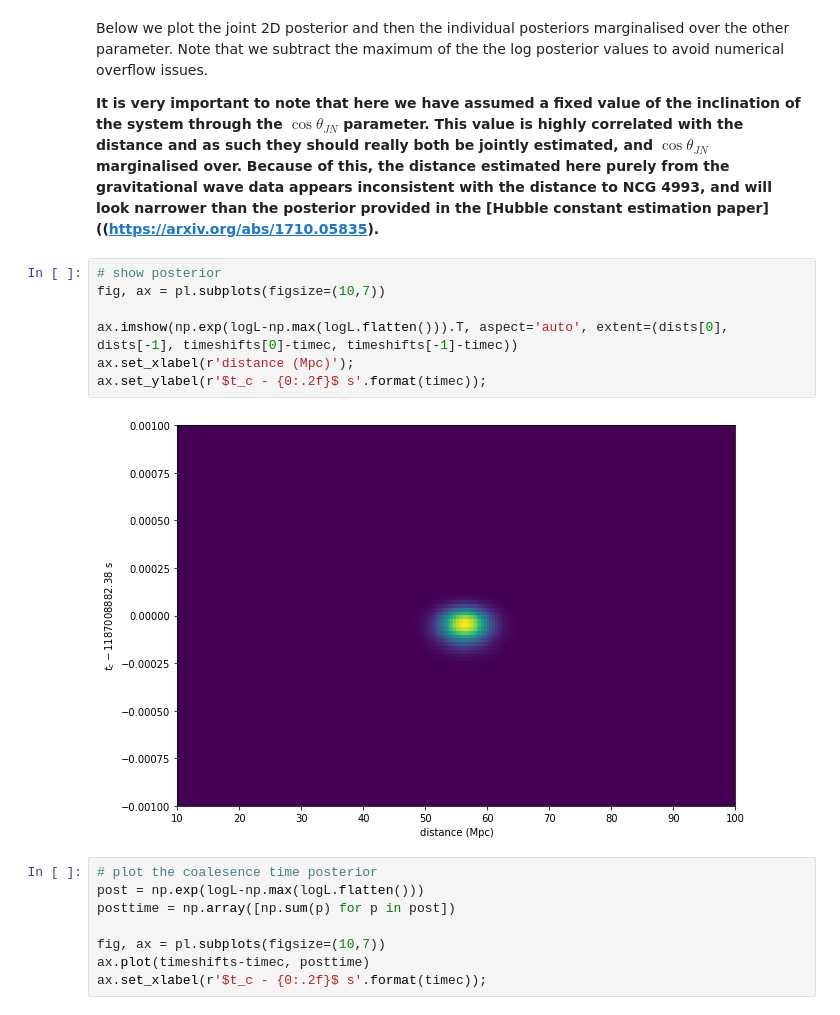
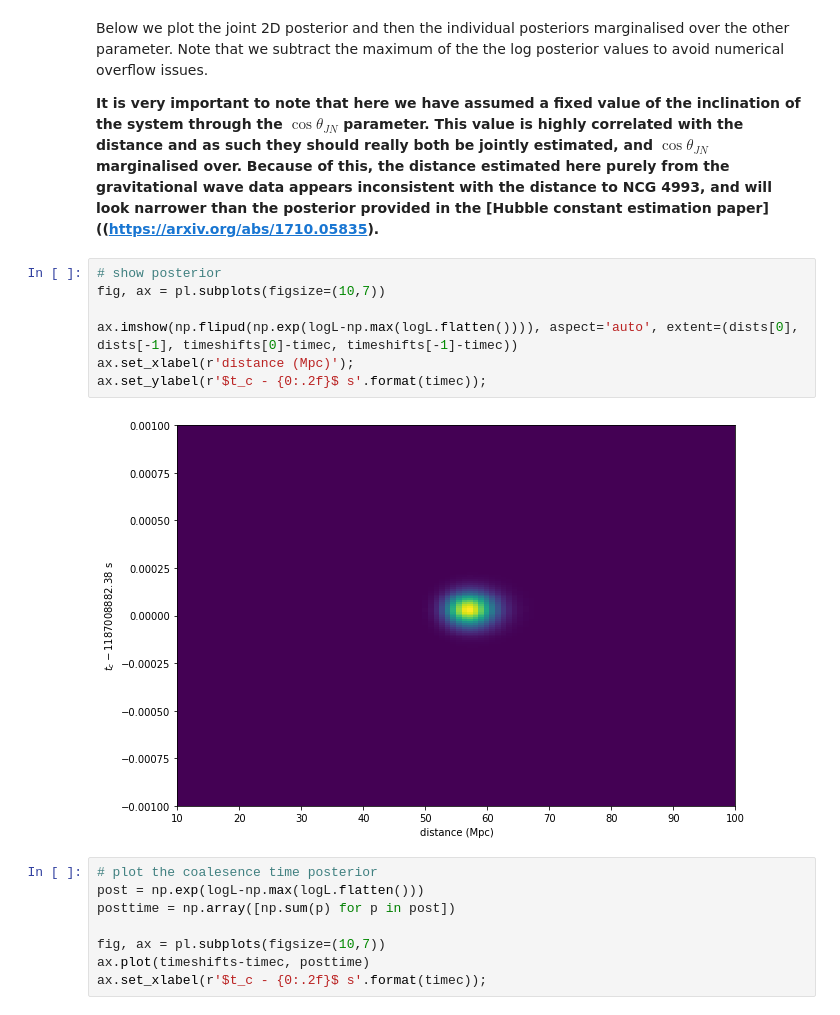
Before and after one commit to mattpitkin/gw_notebooks, a Jupyter notebook: EstimateDistance.ipynb, the cells around one changed output. Saved outputs shown, nothing was run; the diff lists cells and outputs as text.

Commit message:
EstimateDistance.ipynb: Fix the 2D joint posterior distribution plot

```diff
--- a/EstimateDistance.ipynb
+++ b/EstimateDistance.ipynb
@@ -364,12 +364,12 @@ Below we plot the joint 2D posterior and then the individual posteriors marginal
 # %%
 # show posterior
 fig, ax = pl.subplots(figsize=(10,7))
 
-ax.imshow(np.exp(logL-np.max(logL.flatten())).T, aspect='auto', extent=(dists[0], dists[-1], timeshifts[0]-timec, timeshifts[-1]-timec))
+ax.imshow(np.flipud(np.exp(logL-np.max(logL.flatten()))), aspect='auto', extent=(dists[0], dists[-1], timeshifts[0]-timec, timeshifts[-1]-timec))
 ax.set_xlabel(r'distance (Mpc)');
 ax.set_ylabel(r'$t_c - {0:.2f}$ s'.format(timec));
 # %% [output]
-[figure, old version]
+[figure, new version]
 # %%
 # plot the coalesence time posterior
 post = np.exp(logL-np.max(logL.flatten()))
```
